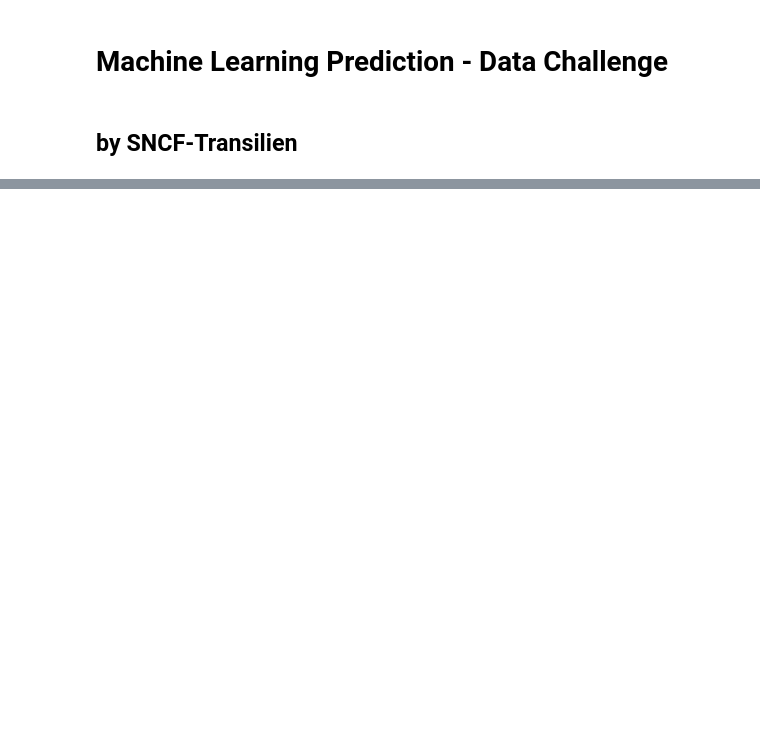
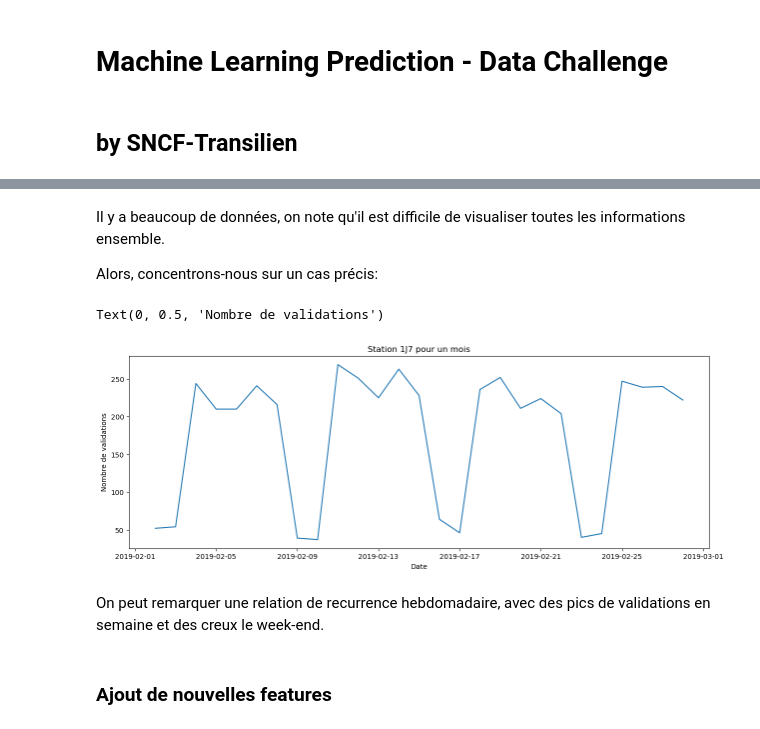
Before and after one commit to ML-SNCF-Transilien/Prediction_SNCF, a Jupyter notebook: ml_pred_lightGBM.ipynb, the cells around one changed output, grey strips where cells are left out. Cells and saved outputs as stored; diff of their text form; code cells hidden in the pictures; blank space fills up the shorter version.

```diff
--- a/ml_pred_lightGBM.ipynb
+++ b/ml_pred_lightGBM.ipynb
@@ -23,0 +91,20 @@ X_test['date'] = pd.to_datetime(X_test['date'])
+# %% [markdown]
+Il y a beaucoup de données, on note qu'il est difficile de visualiser toutes les informations ensemble.
+
+Alors, concentrons-nous sur un cas précis:
+# %%
+X_plot = X_train.loc[(X_train['date'] > '2019-02-01')
+                     & (X_train['date'] < '2019-03-01')
+                     & (X_train['station'] == '1J7')]
+plt.figure(figsize=(15, 5))
+plt.plot(X_plot['date'], y_train.loc[X_plot.index, 'y'])
+plt.title('Station 1J7 pour un mois')
+plt.xlabel('Date')
+plt.ylabel('Nombre de validations')
+# %% [output]
+Text(0, 0.5, 'Nombre de validations')
+[figure, added]
+# %% [markdown]
+On peut remarquer une relation de recurrence hebdomadaire, avec des pics de validations en semaine et des creux le week-end.
+# %% [markdown]
+### Ajout de nouvelles features
```
Also changed, not shown: parts of 48 cells of this notebook, 10 other files.
